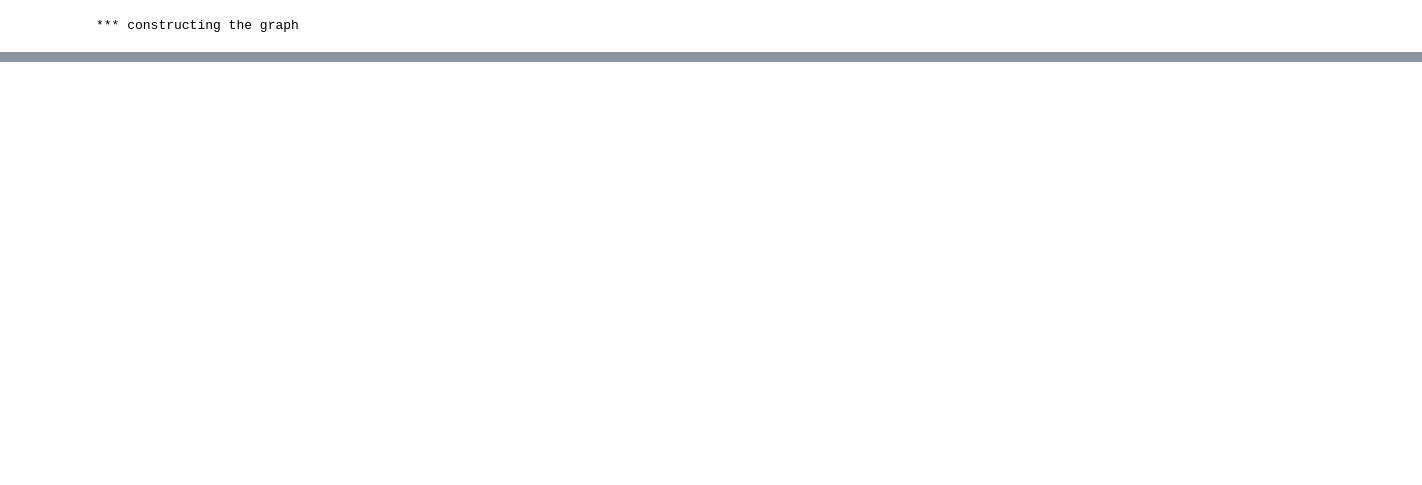
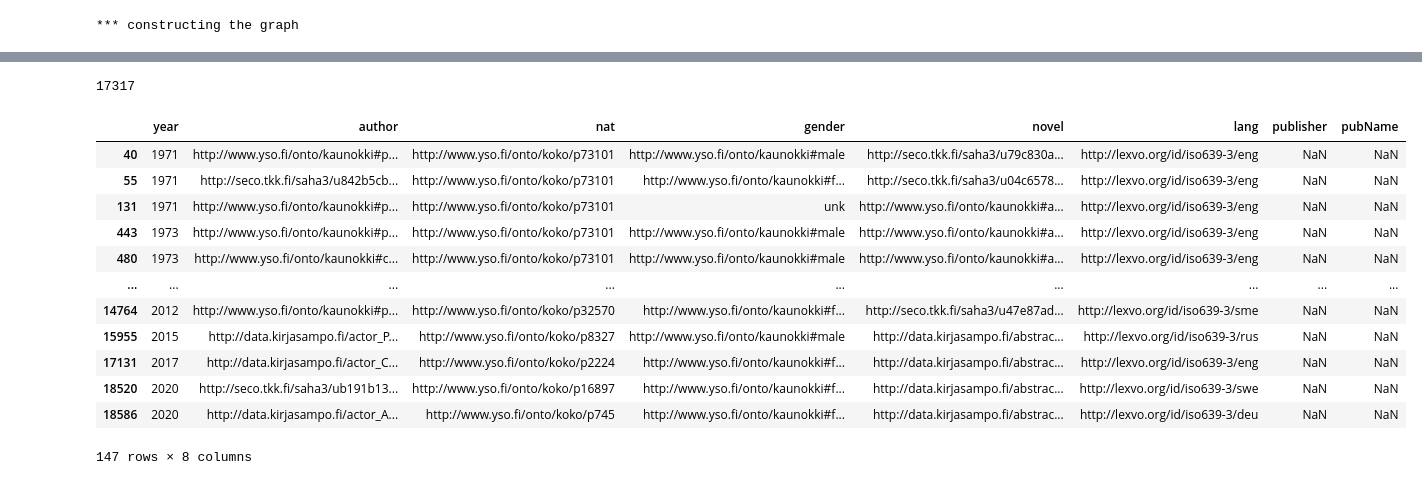
Before and after one commit to telmaau/ks-tutkielma, a Jupyter notebook: code/preprocess/graphs2csv.ipynb, the cells around one changed output, grey strips where cells are left out. Cells and saved outputs as stored; diff of their text form; code cells hidden in the pictures; blank space fills up the shorter version.

```diff
--- a/code/preprocess/graphs2csv.ipynb
+++ b/code/preprocess/graphs2csv.ipynb
@@ -806,0 +637,2 @@ df_fo_final
+# %%
+df_fo=pd.DataFrame(au_fo).sort_values(by="year")
@@ -806,0 +679,3 @@ df_fo_final
+# %%
+df_pub_fo=pd.DataFrame(pub_fo)#.sort_values(by="year")
+df_pub_fo.sort_values(by="year").head()
@@ -806,0 +776,23 @@ df_fo_final
+# %%
+# merge all these together
+
+# df_fo and publishers
+df_fo_all=df_fo.merge(df_pub_fo, on=["novel","year"], suffixes=["","_pub"], how="left")
+# make sure that also the NAs are there so that we don't lose any novels
+print(df_fo_all.novel.nunique())
+df_fo_all[df_fo_all["publisher"].isna()]
+# %% [output]
+17317
+|  | year | author | nat | gender | novel | lang | publisher | pubName |
+| 40 | 1971 | http://www.yso.fi/onto/kaunokki#p... | http://www.yso.fi/onto/koko/p73101 | http://www.yso.fi/onto/kaunokki#male | http://seco.tkk.fi/saha3/u79c830a... | http://lexvo.org/id/iso639-3/eng | NaN | NaN |
+| 55 | 1971 | http://seco.tkk.fi/saha3/u842b5cb... | http://www.yso.fi/onto/koko/p73101 | http://www.yso.fi/onto/kaunokki#f... | http://seco.tkk.fi/saha3/u04c6578... | http://lexvo.org/id/iso639-3/eng | NaN | NaN |
+| 131 | 1971 | http://www.yso.fi/onto/kaunokki#p... | http://www.yso.fi/onto/koko/p73101 | unk | http://www.yso.fi/onto/kaunokki#a... | http://lexvo.org/id/iso639-3/eng | NaN | NaN |
+| 443 | 1973 | http://www.yso.fi/onto/kaunokki#p... | http://www.yso.fi/onto/koko/p73101 | http://www.yso.fi/onto/kaunokki#male | http://www.yso.fi/onto/kaunokki#a... | http://lexvo.org/id/iso639-3/eng | NaN | NaN |
+| 480 | 1973 | http://www.yso.fi/onto/kaunokki#c... | http://www.yso.fi/onto/koko/p73101 | http://www.yso.fi/onto/kaunokki#male | http://www.yso.fi/onto/kaunokki#a... | http://lexvo.org/id/iso639-3/eng | NaN | NaN |
+| ... | ... | ... | ... | ... | ... | ... | ... | ... |
+| 14764 | 2012 | http://www.yso.fi/onto/kaunokki#p... | http://www.yso.fi/onto/koko/p32570 | http://www.yso.fi/onto/kaunokki#f... | http://seco.tkk.fi/saha3/u47e87ad... | http://lexvo.org/id/iso639-3/sme | NaN | NaN |
+| 15955 | 2015 | http://data.kirjasampo.fi/actor_P... | http://www.yso.fi/onto/koko/p8327 | http://www.yso.fi/onto/kaunokki#male | http://data.kirjasampo.fi/abstrac... | http://lexvo.org/id/iso639-3/rus | NaN | NaN |
+| 17131 | 2017 | http://data.kirjasampo.fi/actor_C... | http://www.yso.fi/onto/koko/p2224 | http://www.yso.fi/onto/kaunokki#f... | http://data.kirjasampo.fi/abstrac... | http://lexvo.org/id/iso639-3/eng | NaN | NaN |
+| 18520 | 2020 | http://seco.tkk.fi/saha3/ub191b13... | http://www.yso.fi/onto/koko/p16897 | http://www.yso.fi/onto/kaunokki#f... | http://data.kirjasampo.fi/abstrac... | http://lexvo.org/id/iso639-3/swe | NaN | NaN |
+| 18586 | 2020 | http://data.kirjasampo.fi/actor_A... | http://www.yso.fi/onto/koko/p745 | http://www.yso.fi/onto/kaunokki#f... | http://data.kirjasampo.fi/abstrac... | http://lexvo.org/id/iso639-3/deu | NaN | NaN |
+147 rows × 8 columns
```
Also changed, not shown: parts of 82 cells of this notebook, 5 other files.
